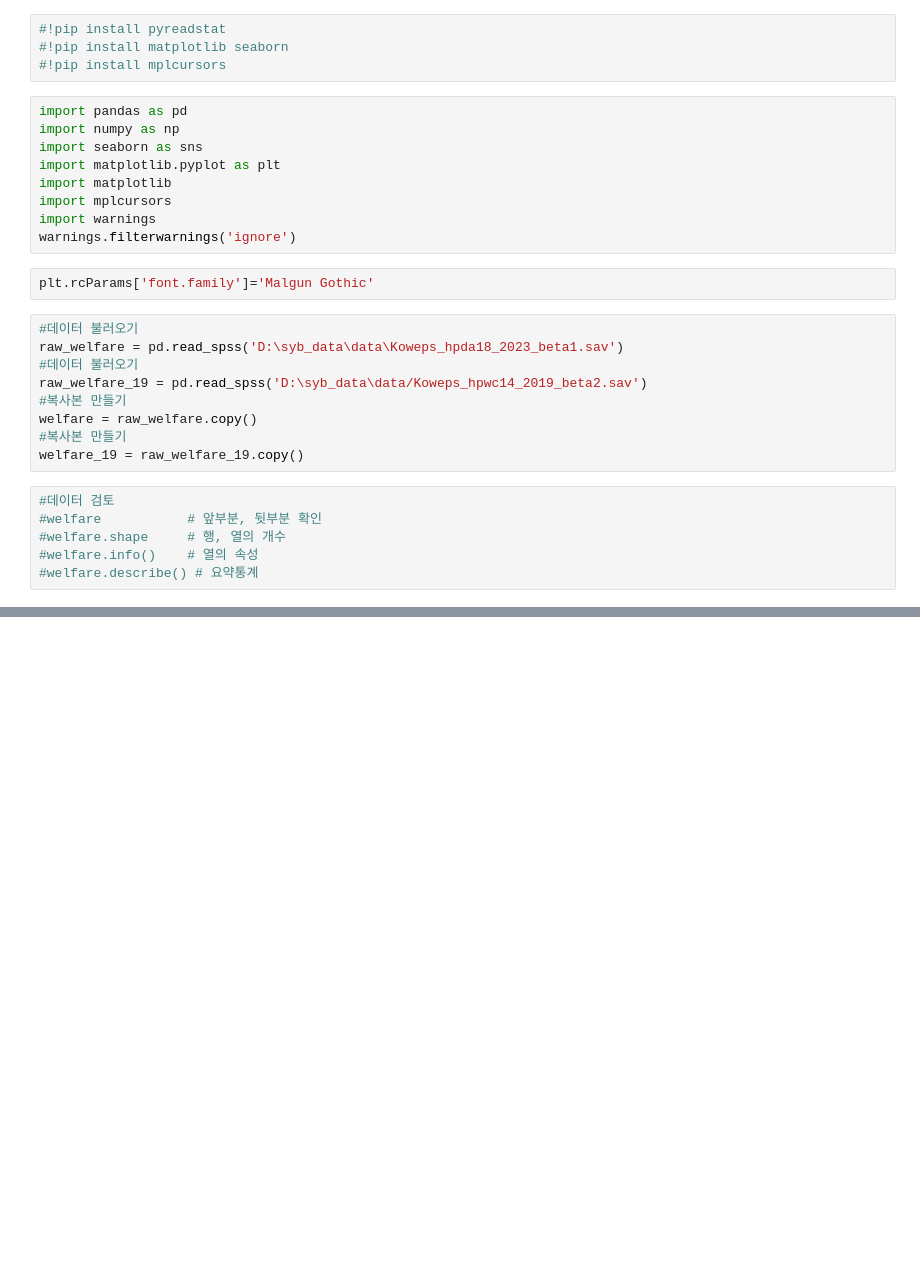
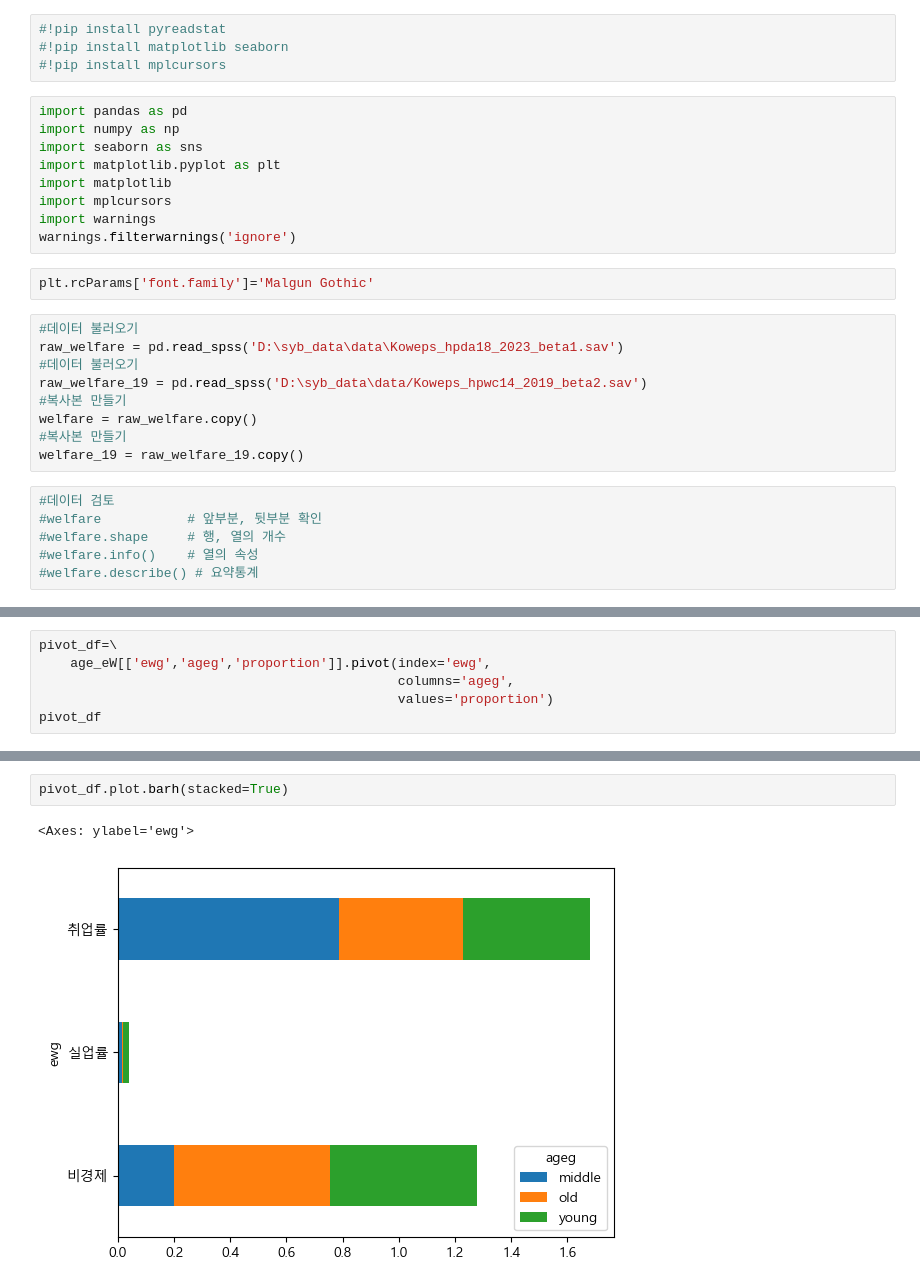
Before and after one commit to bin428/korlife, a Jupyter notebook: 한국인의 삶.ipynb, the cells around one changed output, grey strips where cells are left out. Cells and saved outputs as stored; diff of their text form; blank space fills up the shorter version.

```diff
--- a/한국인의 삶.ipynb
+++ b/한국인의 삶.ipynb
@@ -56,0 +213,6 @@ welfare_19 = welfare_19.rename(
+# %%
+pivot_df=\
+    age_eW[['ewg','ageg','proportion']].pivot(index='ewg',
+                                              columns='ageg',
+                                              values='proportion')
+pivot_df
@@ -56,0 +225,5 @@ welfare_19 = welfare_19.rename(
+# %%
+pivot_df.plot.barh(stacked=True)
+# %% [output]
+<Axes: ylabel='ewg'>
+[figure, added]
```
Also changed, not shown: parts of 21 cells of this notebook.
